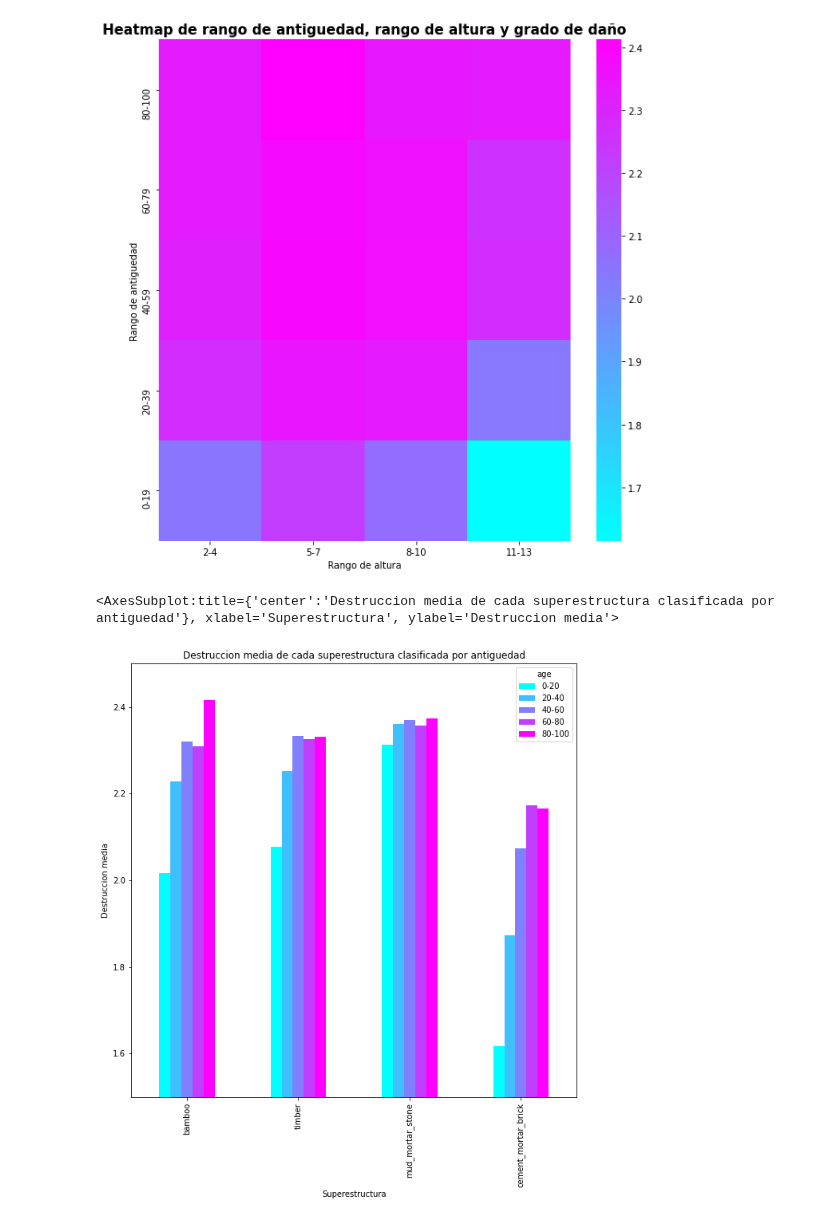
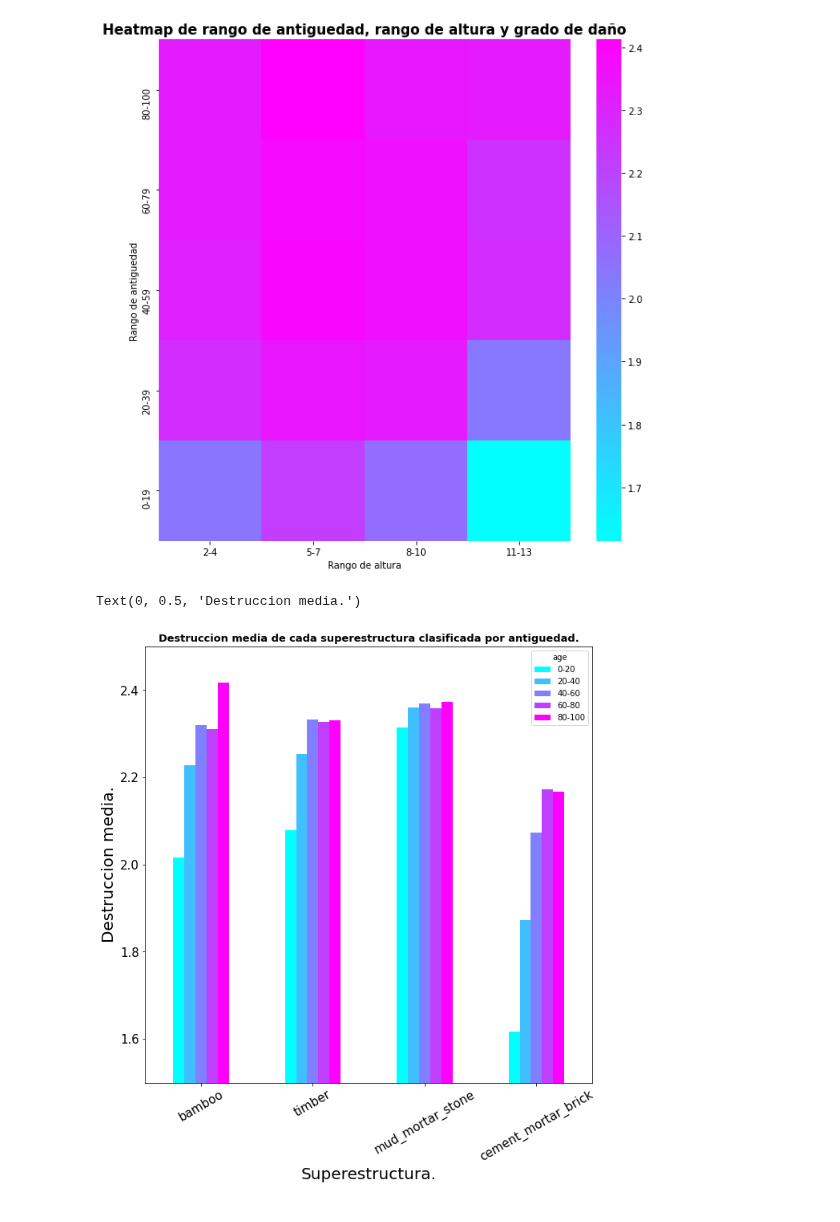
Before and after one commit to joaquinfontela/OrganizacionDeDatos-TP1, a Jupyter notebook: src/Correlations.ipynb, the cells around one changed output. Drawn from its saved outputs; the diff is of its cells as text; code cells hidden in the pictures.

```diff
--- a/src/Correlations.ipynb
+++ b/src/Correlations.ipynb
@@ -367,32 +369,36 @@ Text(0.5, 1.0, 'Heatmap de rango de antiguedad, rango de altura y grado de daño
 # %%
 df = values.iloc[:, 15:26]
 df["building_id"] = values["building_id"]
 df["age"] = values["age"]
 df = df.merge(labels, left_on="building_id", right_on="building_id").loc[df["age"] < 105]
 df["age"] = df["age"] // 20 * 20
 df["age"] = np.where(df["age"] == 100, 80, df["age"])
 for age in [0,"20","40","60","80"]:
     df["age"] = np.where(df["age"] == age, f"{age}-{int(age)+20}", df["age"])
 df_1 = df.groupby(["has_superstructure_bamboo", "age"]).agg({"damage_grade": "mean"})
 df_1 = df_1.loc[df_1.index.get_level_values(0) == 1]
 df_1 = df_1.reset_index()
 new_df = pd.DataFrame(index=df_1["age"])
 new_df["bamboo"] = [e for e in df_1["damage_grade"]]
 df_1 = df.groupby(["has_superstructure_timber", "age"]).agg({"damage_grade": "mean"})
 df_1 = df_1.loc[df_1.index.get_level_values(0) == 1]
 df_1 = df_1.reset_index()
 new_df["timber"] = [e for e in df_1["damage_grade"]]
 df_1 = df.groupby(["has_superstructure_mud_mortar_stone", "age"]).agg({"damage_grade": "mean"})
 df_1 = df_1.loc[df_1.index.get_level_values(0) == 1]
 df_1 = df_1.reset_index()
 new_df["mud_mortar_stone"] = [e for e in df_1["damage_grade"]]
 df_1 = df.groupby(["has_superstructure_cement_mortar_brick", "age"]).agg({"damage_grade": "mean"})
 df_1 = df_1.loc[df_1.index.get_level_values(0) == 1]
 df_1 = df_1.reset_index()
 new_df["cement_mortar_brick"] = [e for e in df_1["damage_grade"]]
 new_df.T.plot(kind="bar", figsize=(10,10), ylim=(1.5, 2.5), cmap="cool",\
     title="Destruccion media de cada superestructura clasificada por antiguedad",\
-    xlabel="Superestructura", ylabel="Destruccion media")
+    xlabel="Superestructura", ylabel="Destruccion media", fontsize=15, rot=30)
+plt.title("Destruccion media de cada superestructura clasificada por antiguedad.",\
+          fontsize=13, fontweight = 'bold')
+plt.xlabel("Superestructura.", fontsize=20)
+plt.ylabel("Destruccion media.", fontsize=20)
 # %% [output]
-<AxesSubplot:title={'center':'Destruccion media de cada superestructura clasificada por antiguedad'}, xlabel='Superestructura', ylabel='Destruccion media'>
+Text(0, 0.5, 'Destruccion media.')
-[figure, old version]
+[figure, new version]
```
Also changed, not shown: parts of 1 cell of this notebook, 8 other files.
